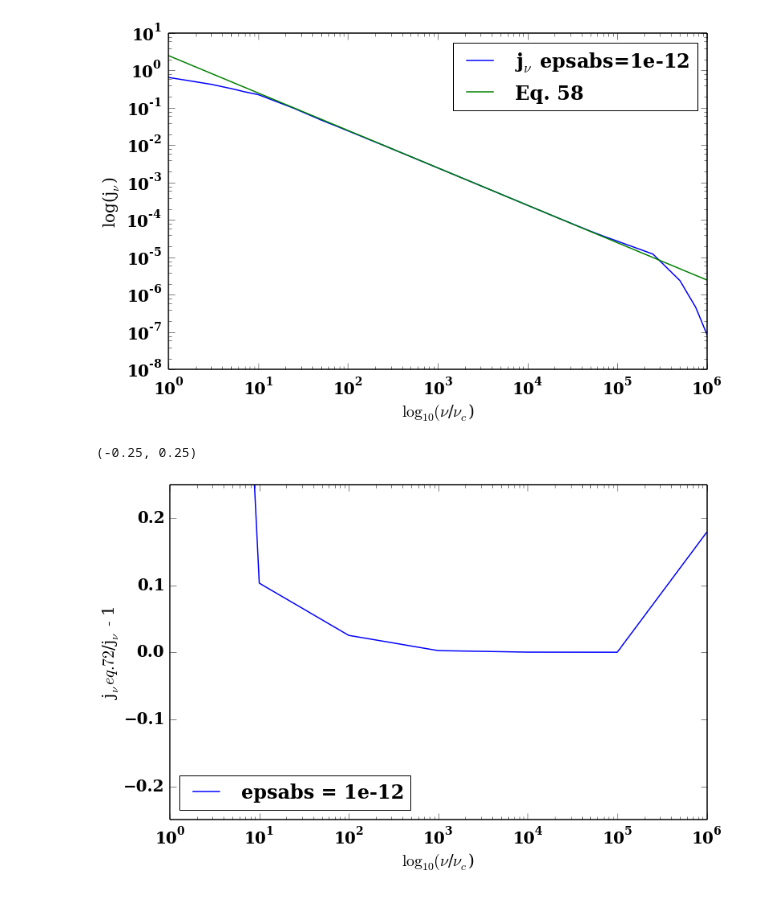
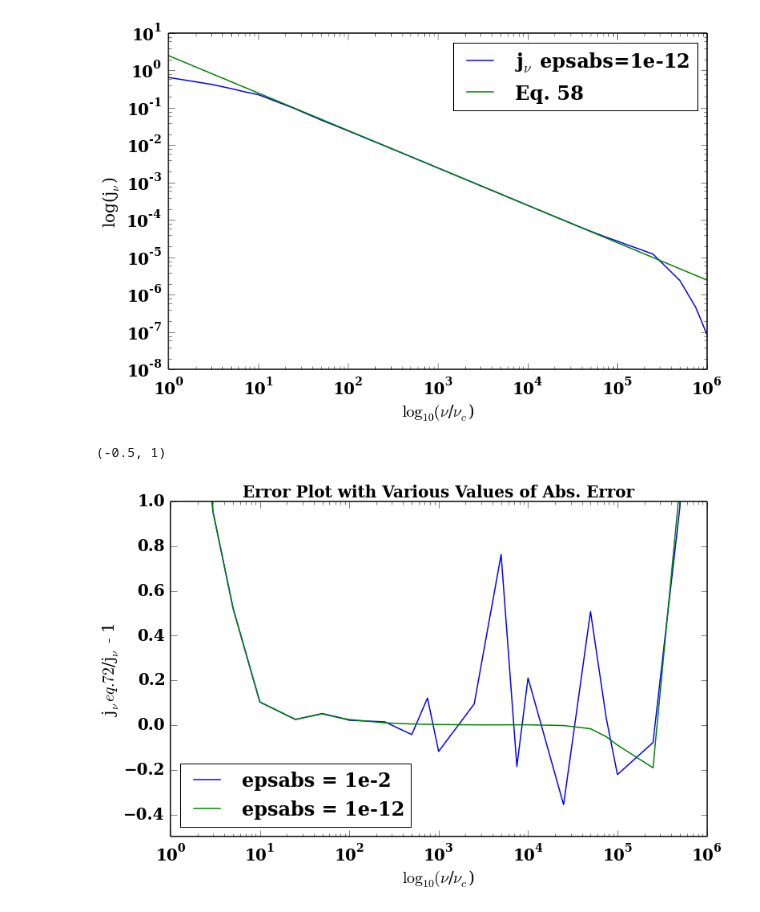
Before and after one commit to aapandy2/kappa_distributions, a Jupyter notebook: jnu_calculator_power_law.ipynb, the cells around one changed output. Saved outputs shown, nothing was run; the diff lists cells and outputs as text; code cells hidden in the pictures.

Commit message:
added another error plot for the power law distribution

```diff
--- a/jnu_calculator_power_law.ipynb
+++ b/jnu_calculator_power_law.ipynb
@@ -60,7 +60,7 @@ n_e_NT = 1.
 
 #variables to be set (frequency, observer angle, width of delta function, electron number density,
 # sum index n)
-nu = 1000000. * nu_c
+nu = 750000. * nu_c
 theta = np.pi/3.
 epsilon = 0.01
 n_e = 1.
@@ -72,7 +72,7 @@ n_max = 30
 #eq. 67 gives location of peak for n integration for thermal; in
 #the n integration we integrate from end of sum (n_max) to C * n_peak_67
 C = 10
-n_peak_power_law = 1.4e8
+n_peak_power_law = 1.2e9
 
 def K_s(gamma, n):
     beta = np.sqrt(1. - 1./gamma**2.)
@@ -155,8 +148,8 @@ n_summation(n_max)
 # %%
 #calculates and plots the peak on the n_summation and n_integration
-nu = 1000000. * nu_c
+nu = 750000. * nu_c
 #n_max = int(nu / nu_c * 1e4)
-n_max = int(1.5e9)
+n_max = int(2000000000)
 n_minus = (nu/nu_c) * abs(np.sin(theta))
 if(n_max < 1000):
     step = 1
@@ -221,25 +214,25 @@ pl.show()
 # %%
 #error in calculated j_nu, for power law for high vs low error tolerance on scipy quad integrator
 
-errordata_low = np.loadtxt('/home/alex/Documents/jnu_power_law_very_low_tolerance.txt')
-#errordata_low = np.loadtxt('/home/alex/Documents/jnu_power_law_low_tolerance.txt')
-#errordata_high = np.loadtxt('/home/alex/Documents/jnu_power_law_high_tolerance.txt')
+errordata_low = np.loadtxt('/home/alex/Documents/jnu_power_law_low_tolerance.txt')
+errordata_high = np.loadtxt('/home/alex/Documents/jnu_power_law_high_tolerance.txt')
 nu_ratio = errordata_low[:, 0]
 calculated_jnu_low = errordata_low[:, 1]
-#calculated_jnu_high = errordata_high[:, 1]
+calculated_jnu_high = errordata_high[:, 1]
 
 fitting_function_jnu = analytic_soln_eq_58(nu_ratio)
 
 error_low = fitting_function_jnu/calculated_jnu_low - 1.
-#error_high = fitting_function_jnu/calculated_jnu_high - 1.
+error_high = fitting_function_jnu/calculated_jnu_high - 1.
 
 pl.xlabel("$\\log_{10}(\\nu$/$\\nu_c$)")
 pl.ylabel("j$_\\nu eq.72$/j$_\\nu$ - 1")
 
-#pl.semilogx(nu_ratio, error_high, label='epsabs = 1e-2')
+pl.semilogx(nu_ratio, error_high, label='epsabs = 1e-2')
 pl.semilogx(nu_ratio, error_low, label='epsabs = 1e-12')
+pl.title('Error Plot with Various Values of Abs. Error')
 pl.legend(loc='lower left')
-pl.ylim([-0.25, 0.25])
+pl.ylim([-0.5, 1])
 # %% [output]
-(-0.25, 0.25)
+(-0.5, 1)
-[figure, old version]
+[figure, new version]
```
Also changed, not shown: parts of 3 cells of this notebook, 2 other files.
